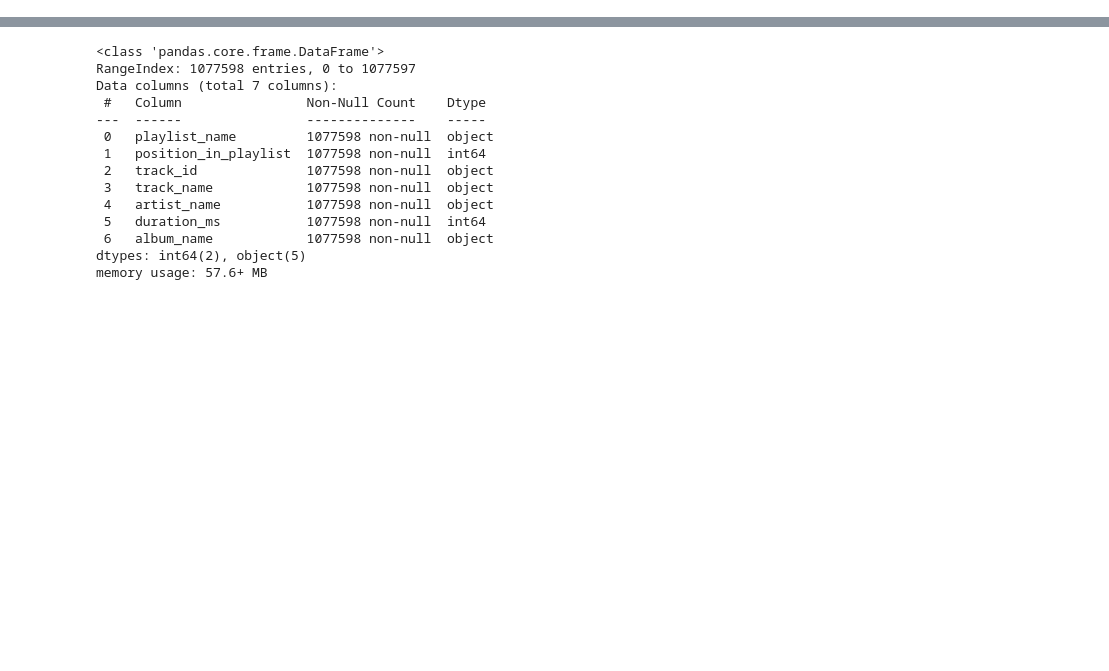
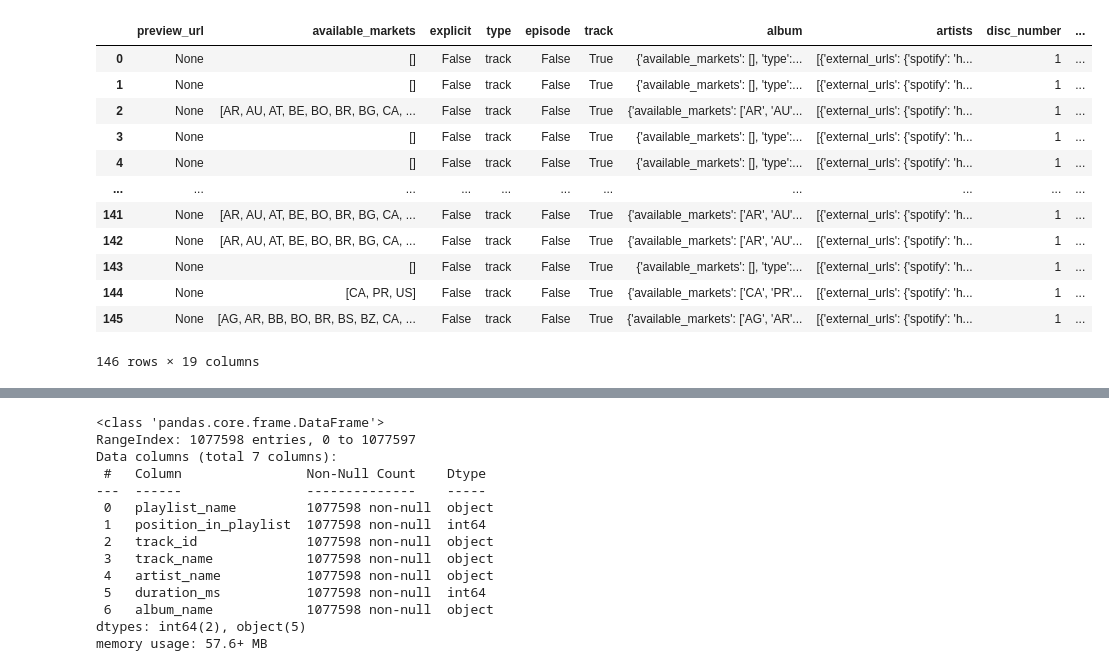
Before and after one commit to ReapersOne/AI, a Jupyter notebook: Semester 2/Pitch Project/Pitch Project.ipynb, the cells around one changed output, grey strips where cells are left out. Drawn from its saved outputs; the diff is of its cells as text; code cells hidden in the pictures; blank space fills up the shorter version.

```diff
--- a/Semester 2/Pitch Project/Pitch Project.ipynb
+++ b/Semester 2/Pitch Project/Pitch Project.ipynb
@@ -13,5 +13,10 @@ from sklearn.decomposition import PCA
 with open('vetting_playlist.json', 'r') as file:
     data1 = json.load(file)
 # %%
-#data1.keys()
-#This is for someone else
+tracks_data = [item['track'] for item in data1['tracks']['items']]
+artists_data = [artist['name'] for item in tracks_data for artist in item['artists']]
+# Convert to DataFrame
+dataF = pd.DataFrame(tracks_data)
+d1 = pd.DataFrame(artists_data)
+dataF# all data
+d1#artist
@@ -18,3 +37,19 @@ with open('vetting_playlist.json', 'r') as file:
+# %%
+dataF
+# %% [output]
+|  | preview_url | available_markets | explicit | type | episode | track | album | artists | disc_number | ... |
+| 0 | None | [] | False | track | False | True | {'available_markets': [], 'type':... | [{'external_urls': {'spotify': 'h... | 1 | ... |
+| 1 | None | [] | False | track | False | True | {'available_markets': [], 'type':... | [{'external_urls': {'spotify': 'h... | 1 | ... |
+| 2 | None | [AR, AU, AT, BE, BO, BR, BG, CA, ... | False | track | False | True | {'available_markets': ['AR', 'AU'... | [{'external_urls': {'spotify': 'h... | 1 | ... |
+| 3 | None | [] | False | track | False | True | {'available_markets': [], 'type':... | [{'external_urls': {'spotify': 'h... | 1 | ... |
+| 4 | None | [] | False | track | False | True | {'available_markets': [], 'type':... | [{'external_urls': {'spotify': 'h... | 1 | ... |
+| ... | ... | ... | ... | ... | ... | ... | ... | ... | ... | ... |
+| 141 | None | [AR, AU, AT, BE, BO, BR, BG, CA, ... | False | track | False | True | {'available_markets': ['AR', 'AU'... | [{'external_urls': {'spotify': 'h... | 1 | ... |
+| 142 | None | [AR, AU, AT, BE, BO, BR, BG, CA, ... | False | track | False | True | {'available_markets': ['AR', 'AU'... | [{'external_urls': {'spotify': 'h... | 1 | ... |
+| 143 | None | [] | False | track | False | True | {'available_markets': [], 'type':... | [{'external_urls': {'spotify': 'h... | 1 | ... |
+| 144 | None | [CA, PR, US] | False | track | False | True | {'available_markets': ['CA', 'PR'... | [{'external_urls': {'spotify': 'h... | 1 | ... |
+| 145 | None | [AG, AR, BB, BO, BR, BS, BZ, CA, ... | False | track | False | True | {'available_markets': ['AG', 'AR'... | [{'external_urls': {'spotify': 'h... | 1 | ... |
+146 rows × 19 columns
 # %%
 file_paths = [
     'mpd.slice.15000-15999.json',
```
Also changed, not shown: parts of 8 cells of this notebook, 4 other files.
